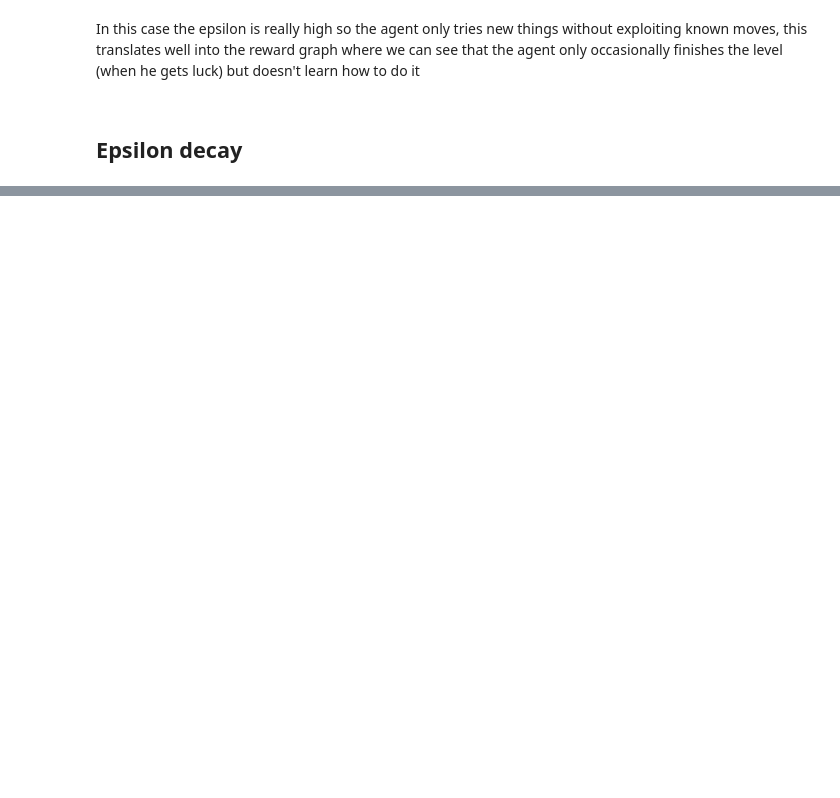
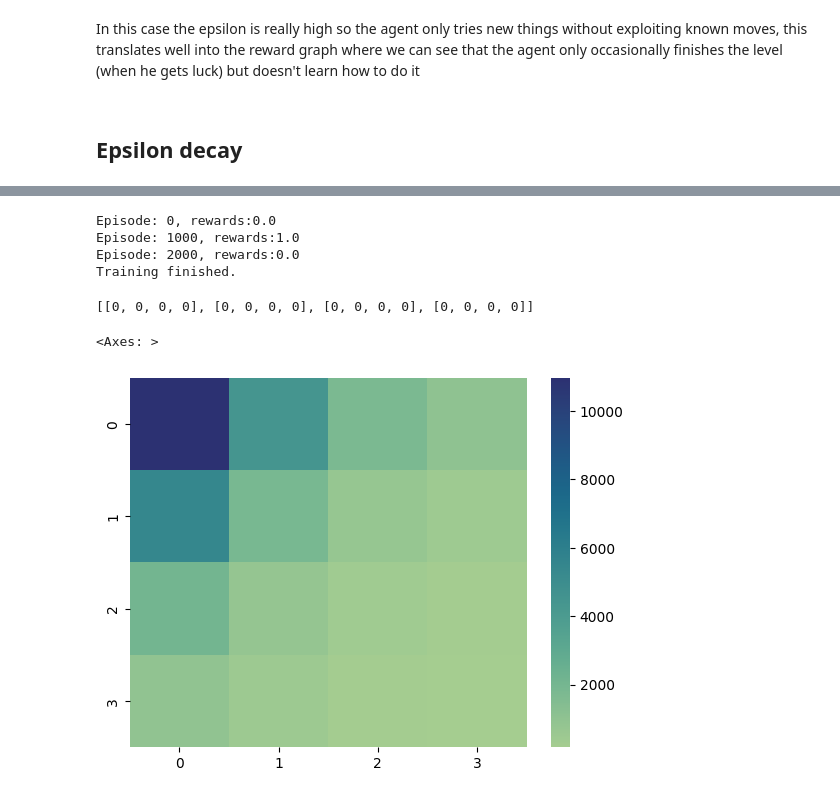
Before and after one commit to 4rn3/KTA_q_learning, a Jupyter notebook: q_learning_gymnasium.ipynb, the cells around one changed output, grey strips where cells are left out. Cells and saved outputs as stored; diff of their text form; code cells hidden in the pictures; blank space fills up the shorter version.

```diff
--- a/q_learning_gymnasium.ipynb
+++ b/q_learning_gymnasium.ipynb
@@ -280,0 +364,34 @@ play_game(decay_q_table)
+# %%
+action_log = []
+# %%
+# gamma discount factor
+gamma = 0.9
+# alpha learning rate
+alpha = 0.1
+# epsilon greedy exploration parameter
+epsilon = 0.5
+#max steps per episode
+iterations = 3000
+
+default_val_table = init_q_table()
+default_val_table, epochs_total, rewards_total = train_with_action_logging(default_val_table, gamma, alpha, epsilon, iterations, "default params", action_log)
+# %% [output]
+Episode: 0, rewards:0.0
+Episode: 1000, rewards:1.0
+Episode: 2000, rewards:0.0
+Training finished.
+# %%
+GAME_GRID = [[0,0,0,0],[0,0,0,0],[0,0,0,0],[0,0,0,0]]
+GAME_GRID
+# %% [output]
+[[0, 0, 0, 0], [0, 0, 0, 0], [0, 0, 0, 0], [0, 0, 0, 0]]
+# %%
+def next_move(step, cur_row, cur_col):
+    if step == 0:
+        return cur_row, cur_col-1
+    if step == 1:
+        return cur_row+1, cur_col
+    if step == 2:
+        return cur_row, cur_col+1
+    if step == 3:
+        return cur_row-1, cur_col
@@ -280,0 +408,20 @@ play_game(decay_q_table)
+# %%
+for game in action_log:
+    cur_col, cur_row = 0, 0
+    for step in game:
+
+        row, col = next_move(step, cur_row, cur_col)
+
+        if col <= 3 and col >= 0:
+            cur_col = col
+
+        if row <= 3 and row >= 0:
+            cur_row = row
+
+        GAME_GRID[cur_row][cur_col] += 1
+# %%
+import seaborn as sns
+sns.heatmap(GAME_GRID, cmap="crest")
+# %% [output]
+<Axes: >
+[figure, added]
```
Also changed, not shown: parts of 25 cells of this notebook.
